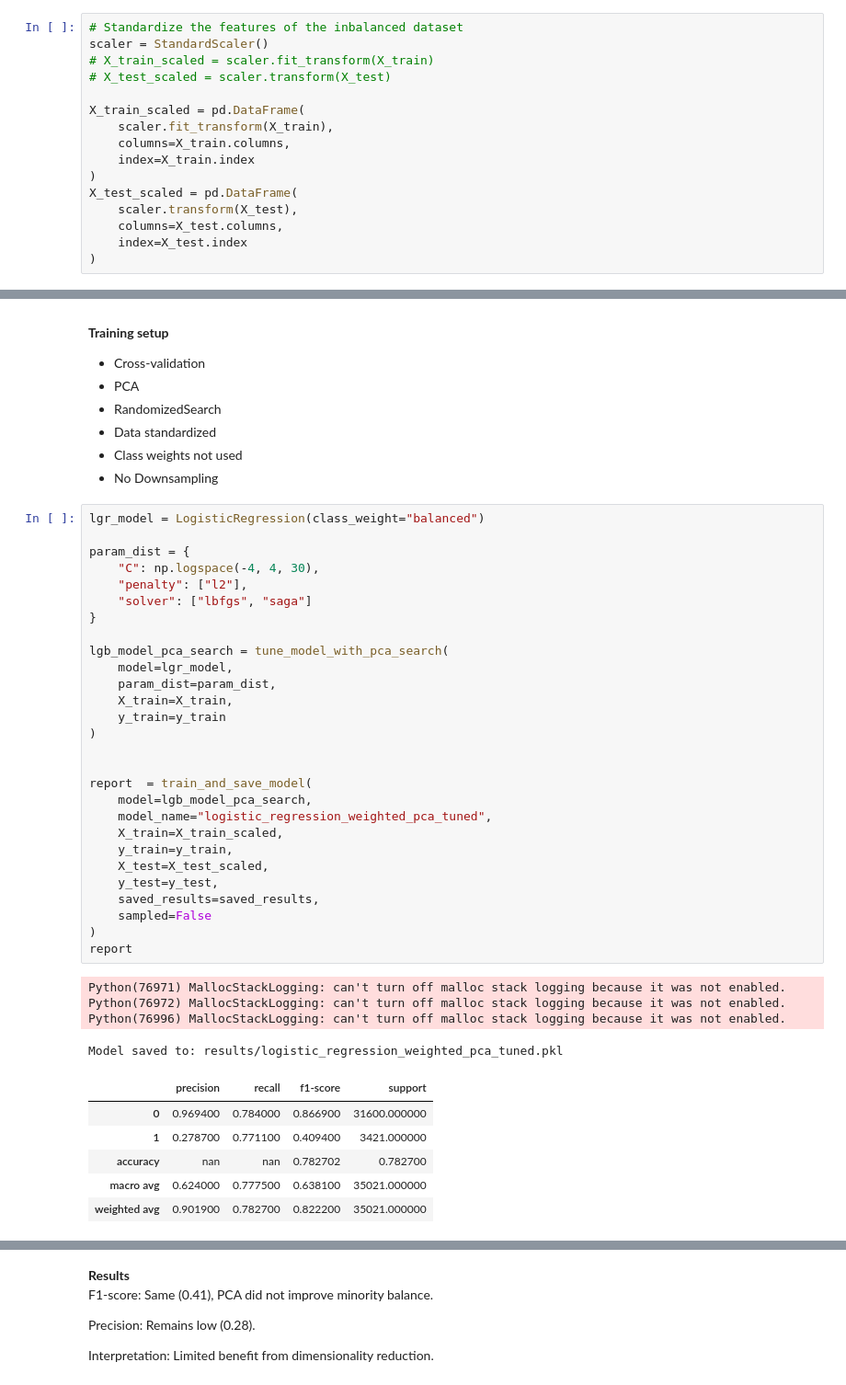
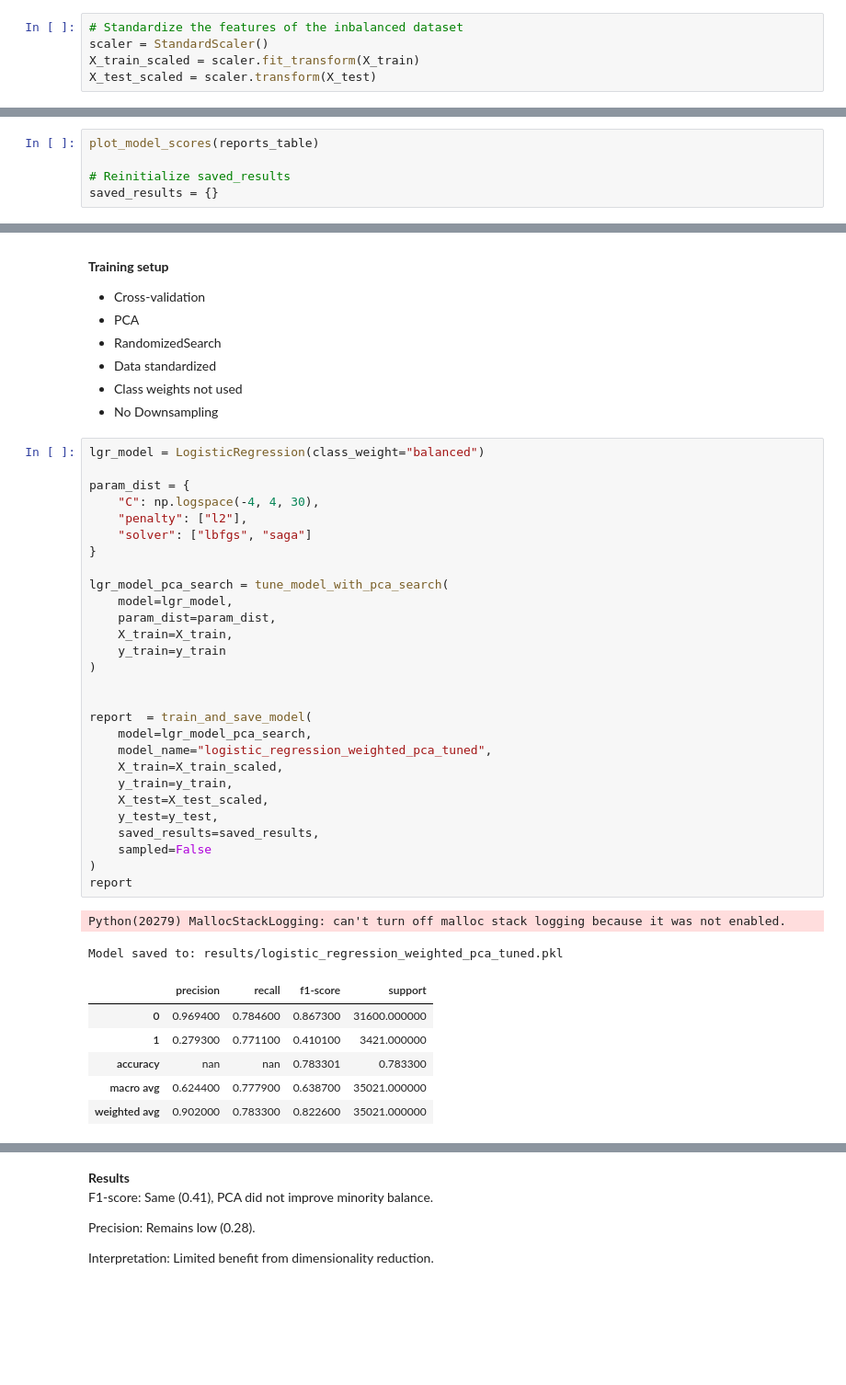
Before and after one commit to OloruntobiOlutola/Hands-on-ML, a Jupyter notebook: customer_transaction.ipynb, the cells around one changed output, grey strips where cells are left out. Shown at 92% size. Cells and saved outputs as stored; diff of their text form; blank space fills up the shorter version.

```diff
--- a/customer_transaction.ipynb
+++ b/customer_transaction.ipynb
@@ -973,19 +985,8 @@ The target appears in the 10 most correlated feature pairs. The highest correlat
 # %%
 # Standardize the features of the inbalanced dataset
 scaler = StandardScaler()
-# X_train_scaled = scaler.fit_transform(X_train)
-# X_test_scaled = scaler.transform(X_test)
-
-X_train_scaled = pd.DataFrame(
-    scaler.fit_transform(X_train),
-    columns=X_train.columns,
-    index=X_train.index
-)
-X_test_scaled = pd.DataFrame(
-    scaler.transform(X_test),
-    columns=X_test.columns,
-    index=X_test.index
-)
+X_train_scaled = scaler.fit_transform(X_train)
+X_test_scaled = scaler.transform(X_test)
 # %%
 # Standardize the features of the balanced dataset (downsample)
 scaler_sampled = StandardScaler()
@@ -2156,0 +2184,5 @@ Interpretation: F1 improves but business cost rises.
+# %%
+plot_model_scores(reports_table)
+
+# Reinitialize saved_results
+saved_results = {}
@@ -2247,39 +2298,37 @@ Interpretation: Best F1 compromise so far.
 # %%
 lgr_model = LogisticRegression(class_weight="balanced")
 
 param_dist = {
     "C": np.logspace(-4, 4, 30),
     "penalty": ["l2"],
     "solver": ["lbfgs", "saga"]
 }
 
-lgb_model_pca_search = tune_model_with_pca_search(
+lgr_model_pca_search = tune_model_with_pca_search(
     model=lgr_model,
     param_dist=param_dist,
     X_train=X_train,
     y_train=y_train
 )
 
 
 report  = train_and_save_model(
-    model=lgb_model_pca_search,
+    model=lgr_model_pca_search,
     model_name="logistic_regression_weighted_pca_tuned",
     X_train=X_train_scaled,
     y_train=y_train,
     X_test=X_test_scaled,
     y_test=y_test,
     saved_results=saved_results,
     sampled=False
 )
 report
 # %% [output]
-Python(76971) MallocStackLogging: can't turn off malloc stack logging because it was not enabled.
-Python(76972) MallocStackLogging: can't turn off malloc stack logging because it was not enabled.
-Python(76996) MallocStackLogging: can't turn off malloc stack logging because it was not enabled.
+Python(20279) MallocStackLogging: can't turn off malloc stack logging because it was not enabled.
 Model saved to: results/logistic_regression_weighted_pca_tuned.pkl
 |  | precision | recall | f1-score | support |
-| 0 | 0.969400 | 0.784000 | 0.866900 | 31600.000000 |
-| 1 | 0.278700 | 0.771100 | 0.409400 | 3421.000000 |
-| accuracy | nan | nan | 0.782702 | 0.782700 |
-| macro avg | 0.624000 | 0.777500 | 0.638100 | 35021.000000 |
-| weighted avg | 0.901900 | 0.782700 | 0.822200 | 35021.000000 |
+| 0 | 0.969400 | 0.784600 | 0.867300 | 31600.000000 |
+| 1 | 0.279300 | 0.771100 | 0.410100 | 3421.000000 |
+| accuracy | nan | nan | 0.783301 | 0.783300 |
+| macro avg | 0.624400 | 0.777900 | 0.638700 | 35021.000000 |
+| weighted avg | 0.902000 | 0.783300 | 0.822600 | 35021.000000 |
```
Also changed, not shown: parts of 28 cells of this notebook.
